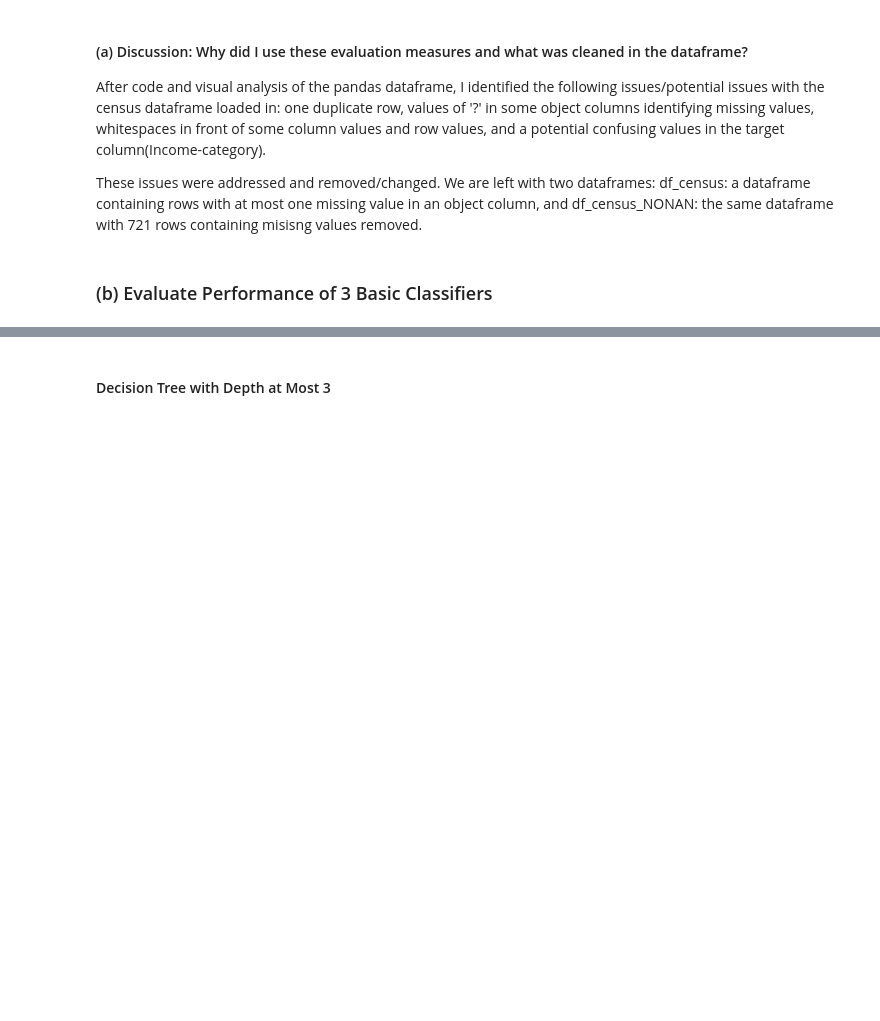
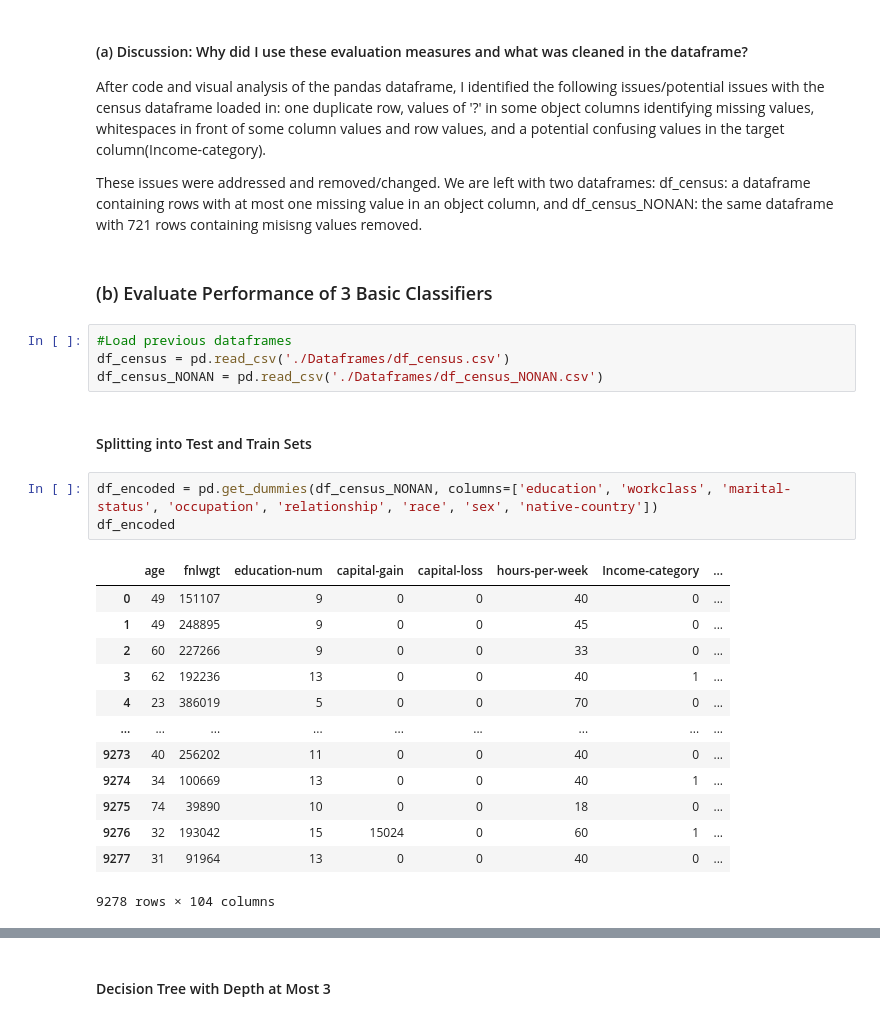
Before and after one commit to dandex200/COMP47490_Machine_Learning, a Jupyter notebook: Assignment_2/ML_A2.ipynb, the cells around one changed output, grey strips where cells are left out. Cells and saved outputs as stored; diff of their text form; blank space fills up the shorter version.

```diff
--- a/Assignment_2/ML_A2.ipynb
+++ b/Assignment_2/ML_A2.ipynb
@@ -201,3 +214,26 @@ After code and visual analysis of the pandas dataframe, I identified the followi
 These issues were addressed and removed/changed. We are left with two dataframes: df_census: a dataframe containing rows with at most one missing value in an object column, and df_census_NONAN: the same dataframe with 721 rows containing misisng values removed.
 # %% [markdown]
 ### (b) Evaluate Performance of 3 Basic Classifiers
+# %%
+#Load previous dataframes
+df_census = pd.read_csv('./Dataframes/df_census.csv')
+df_census_NONAN = pd.read_csv('./Dataframes/df_census_NONAN.csv')
+# %% [markdown]
+#### Splitting into Test and Train Sets
+# %%
+df_encoded = pd.get_dummies(df_census_NONAN, columns=['education', 'workclass', 'marital-status', 'occupation', 'relationship', 'race', 'sex', 'native-country'])
+df_encoded
+# %% [output]
+|  | age | fnlwgt | education-num | capital-gain | capital-loss | hours-per-week | Income-category | ... |
+| 0 | 49 | 151107 | 9 | 0 | 0 | 40 | 0 | ... |
+| 1 | 49 | 248895 | 9 | 0 | 0 | 45 | 0 | ... |
+| 2 | 60 | 227266 | 9 | 0 | 0 | 33 | 0 | ... |
+| 3 | 62 | 192236 | 13 | 0 | 0 | 40 | 1 | ... |
+| 4 | 23 | 386019 | 5 | 0 | 0 | 70 | 0 | ... |
+| ... | ... | ... | ... | ... | ... | ... | ... | ... |
+| 9273 | 40 | 256202 | 11 | 0 | 0 | 40 | 0 | ... |
+| 9274 | 34 | 100669 | 13 | 0 | 0 | 40 | 1 | ... |
+| 9275 | 74 | 39890 | 10 | 0 | 0 | 18 | 0 | ... |
+| 9276 | 32 | 193042 | 15 | 15024 | 0 | 60 | 1 | ... |
+| 9277 | 31 | 91964 | 13 | 0 | 0 | 40 | 0 | ... |
+9278 rows × 104 columns
```
Also changed, not shown: parts of 9 cells of this notebook, 2 other files.
